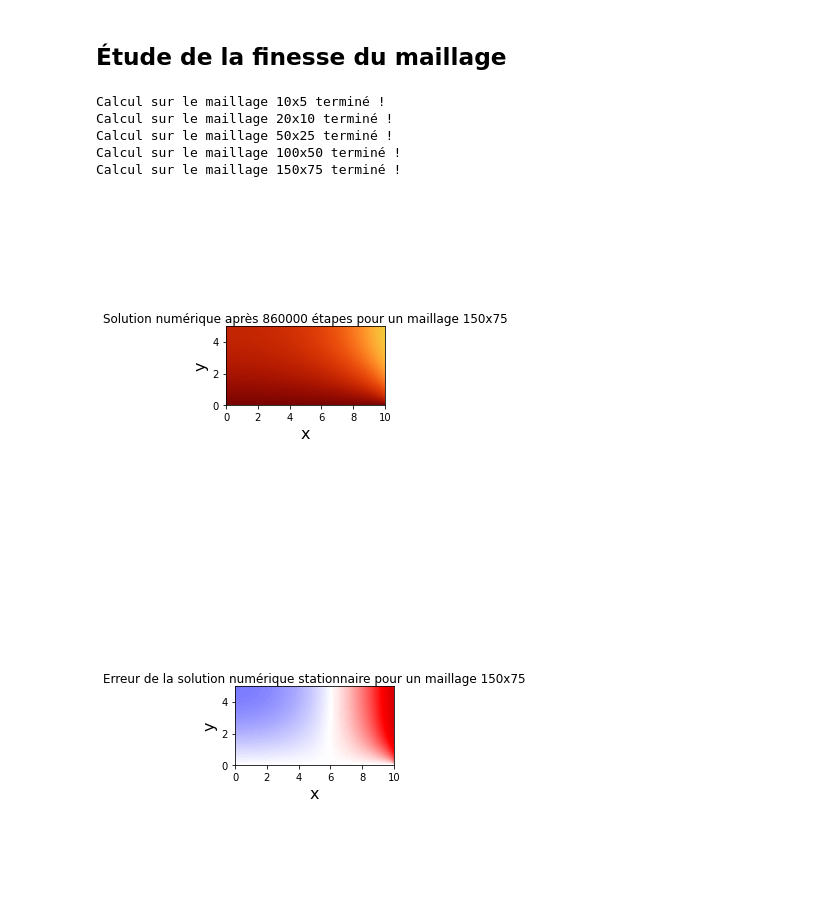
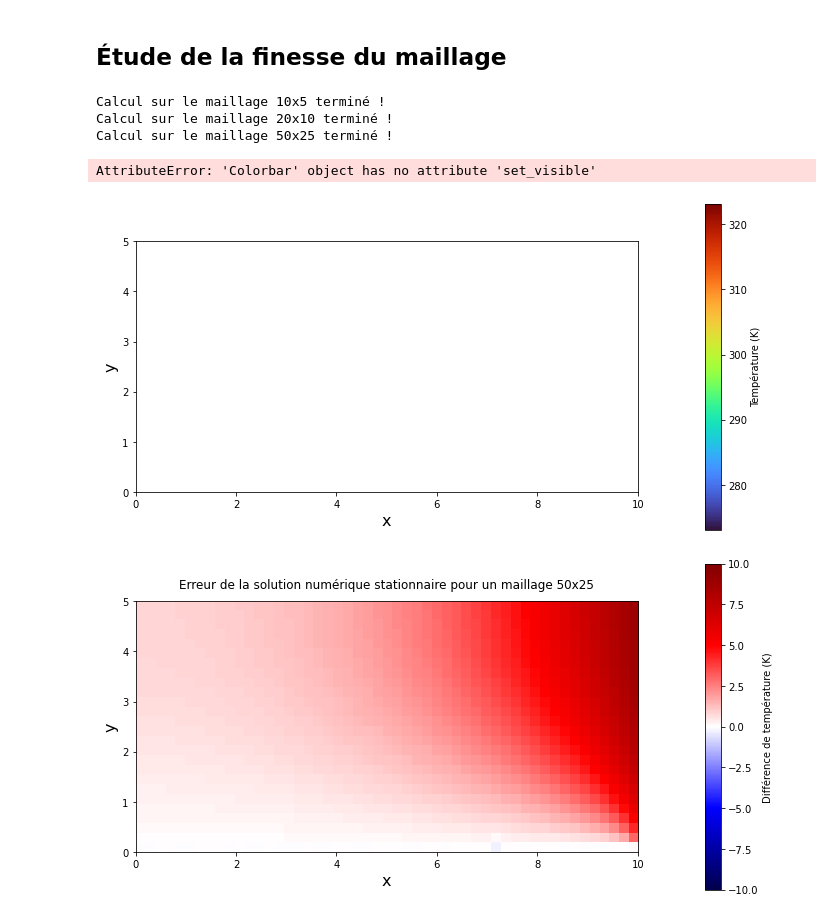
Before and after one commit to mboissiere/methodes-numeriques, a Jupyter notebook: da_capo.ipynb, the cells around one changed output. Saved outputs shown, nothing was run; the diff lists cells and outputs as text; code cells hidden in the pictures.

Commit message:
Nearly functional animation, only title doesn't update

```diff
--- a/da_capo.ipynb
+++ b/da_capo.ipynb
@@ -472,7 +473,7 @@ plt.show()
 # %% [markdown]
 ## Étude de la finesse du maillage
 # %%
-echelles_N_y = [5, 10, 25, 50, 75] #, [100, 150, 250, 500, 750, 1000, 2500, 5000]
+echelles_N_y = [5, 10, 25] #, [50, 75, 100, 150, 250, 500, 750, 1000, 2500, 5000]
 # echelles_N_x = [2*k for k in echelles_N_y]
 
 def mesh_size_variation(scales = echelles_N_y):
@@ -481,6 +482,12 @@ def mesh_size_variation(scales = echelles_N_y):
 
     fig_num, ax_num = plt.subplots(figsize=(12, 6))
     fig_diff, ax_diff = plt.subplots(figsize=(12, 6))
+
+    title_num = ax_num.text(0.5, 1.05, '', size=plt.rcParams["axes.titlesize"], ha="center", transform=ax_num.transAxes)
+    title_diff = ax_diff.text(0.5, 1.05, '', size=plt.rcParams["axes.titlesize"], ha="center", transform=ax_diff.transAxes)
+
+    colorbar_num = None
+    colorbar_diff = None
 
     for N_y in echelles_N_y:
         N_x = 2 * N_y
@@ -490,43 +497,44 @@ def mesh_size_variation(scales = echelles_N_y):
         T_delta = T_numerique - T_analytique
         print(f'Calcul sur le maillage {N_x}x{N_y} terminé !')
 
         im_num = ax_num.imshow(T_numerique, cmap='turbo', origin='lower', extent=[0, L_x, 0, L_y], vmin=T_a, vmax=T_1)
-        colorbar_num = fig_num.colorbar(im_num, ax=ax_num, label='Température (K)', pad=0.1)
         ax_num.set_xlabel('x', fontsize = 16)
         ax_num.set_ylabel('y', fontsize = 16)
-        title_num = ax_num.text(0.5, 1.05, f'Solution numérique après {etapes} étapes pour un maillage {N_x}x{N_y}', size=plt.rcParams["axes.titlesize"], ha="center", transform=ax_num.transAxes)
-        images_num.append([im_num, title_num, colorbar_num])
+        title_num.set_text(f'Solution numérique après {etapes} étapes pour un maillage {N_x}x{N_y}')
+        if colorbar_num == None:
+            colorbar_num = fig_num.colorbar(im_num, ax=ax_num, label='Température (K)', pad=0.1)
+        images_num.append([im_num, title_num])
 
         im_diff = ax_diff.imshow(T_delta, cmap='seismic', origin='lower', extent=[0, L_x, 0, L_y], vmin=-10, vmax=10)
-        colorbar_diff = fig_diff.colorbar(im_diff, ax=ax_diff, label='Différence de température (K)', pad=0.1)
         ax_diff.set_xlabel('x', fontsize = 16)
         ax_diff.set_ylabel('y', fontsize = 16)
-        title_diff = ax_diff.text(0.5, 1.05, f'Erreur de la solution numérique stationnaire pour un maillage {N_x}x{N_y}', size=plt.rcParams["axes.titlesize"], ha="center", transform=ax_diff.transAxes)
-        images_diff.append([im_diff, title_diff, colorbar_diff])
+        title_diff.set_text(f'Erreur de la solution numérique stationnaire pour un maillage {N_x}x{N_y}')
+        if colorbar_diff == None:
+            colorbar_diff = fig_diff.colorbar(im_diff, ax=ax_diff, label='Différence de température (K)', pad=0.1)
+        images_diff.append([im_diff, title_diff])
 
-    # Duplication des images pour avoir une pause sur la fin de l'animation
-    images_num.append([im_num, title_num, colorbar_num])
-    images_diff.append([im_diff, title_diff, colorbar_diff])
+    # Duplication des dernières images pour avoir une pause sur la fin de l'animation
+    images_num.append([im_num, title_num])
+    images_diff.append([im_diff, title_diff])
 
     animatedPlot = animation.ArtistAnimation(fig_num, images_num, interval=1000, blit=True)
     animatedPlot.save(f'{folder_path}/animation_numerique_spatiale.mp4', writer='ffmpeg')
 
     animatedPlot = animation.ArtistAnimation(fig_diff, images_diff, interval=1000, blit=True)
     animatedPlot.save(f'{folder_path}/animation_erreur_spatiale.mp4', writer='ffmpeg')
 
 mesh_size_variation()
 
 # Dans l'idéal il faudrait : vraiment séparer tout ce qui est séparable
 # Typiquement ici il y a une redondance parce qu'on a mal calibré les fonctions
 # qui calculent T numériques, qui plottent un delta...
 # et aussi on n'a pas libre choix de L_x et L_y, fin on est parti du principe
 # qu'on prend x = 2y mais on devrait pouvoir le changer librement en haut et que ça
 # se répercute... Bref, mais en attendant ça fait le taf.
 # %% [output]
 Calcul sur le maillage 10x5 terminé !
 Calcul sur le maillage 20x10 terminé !
 Calcul sur le maillage 50x25 terminé !
-Calcul sur le maillage 100x50 terminé !
-Calcul sur le maillage 150x75 terminé !
+AttributeError: 'Colorbar' object has no attribute 'set_visible'
-[figure, old version]
+[figure, new version]
-[figure, old version]
+[figure, new version]
```
Also changed, not shown: parts of 1 cell of this notebook.
